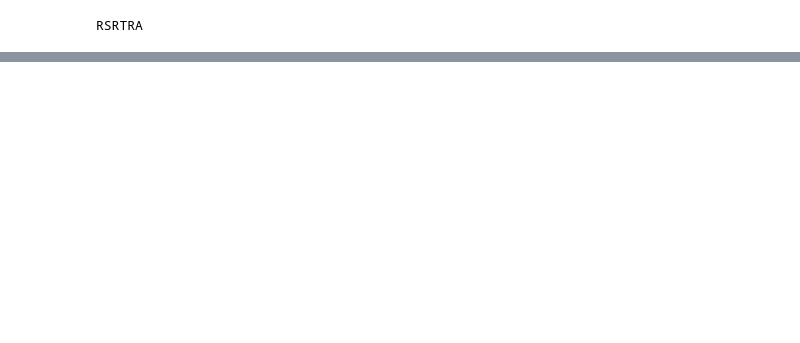
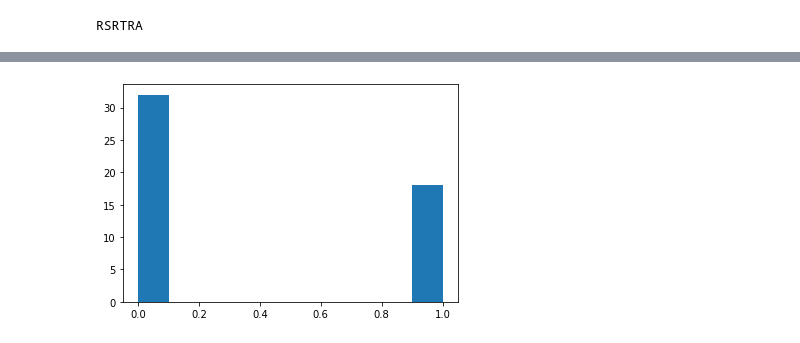
Before and after one commit to EltonCN/IA024, a Jupyter notebook: 10-ReAct/Aula_9_10_ReAct.ipynb, the cells around one changed output, grey strips where cells are left out. Drawn from its saved outputs; the diff is of its cells as text; code cells hidden in the pictures; blank space fills up the shorter version.

```diff
--- a/10-ReAct/Aula_9_10_ReAct.ipynb
+++ b/10-ReAct/Aula_9_10_ReAct.ipynb
@@ -256,6 +259,8 @@ class GroqInterface:
                 done = True
             except groq.RateLimitError as exception:
                 print("ERROR")
+                print(exception)
+
                 GroqInterface.error = exception
                 if not GroqInterface.SINGLE_THREAD:
                     if not GroqInterface.time_waiter_lock.locked():
@@ -266,6 +271,9 @@ class GroqInterface:
                         GroqInterface.inference_lock.release()
                 else:
                     time.sleep(2)
+            except KeyboardInterrupt as e:
+                raise e
+
             except Exception as e:
                 retry_count += 1
                 if retry_count >= self._n_retry:
@@ -613,8 +615,9 @@ class QuestionAnswerer:
         self._answer_tool = answer_tool
 
 
-    def __call__(self, question:str, max_steps:int = 5, verbose=False) -> Tuple[str, str]:
+    def __call__(self, question:str, max_steps:int = 5, verbose=False) -> Tuple[str, str, str]:
         context = f"Question: {question}"
+        tool_sequence = ""
 
         step = 0
 
@@ -627,6 +630,7 @@ class QuestionAnswerer:
             else:
                 if verbose:
                     print("R", end="")
+                tool_sequence += "R"
 
                 rounting_result = self._routing_tool(context=context)
                 next_tool = rounting_result["tool_name"].lower()
@@ -637,6 +641,7 @@ class QuestionAnswerer:
 
             if verbose:
                 print(next_tool[0].upper(), end="")
+            tool_sequence += next_tool[0].upper()
 
             try:
 
@@ -650,9 +655,14 @@ class QuestionAnswerer:
                     answer_result = self._answer_tool(query=query, context=context)
 
                     print("")
-                    return answer_result["answer"], context
+                    return answer_result["answer"], context, tool_sequence
+
+            except KeyboardInterrupt as e:
+                raise e
+
             except:
                 print("F", end="")
+                tool_sequence += "F"
                 context += "The tool failed. I can try using it again, or try using another tool."
 
 
@@ -660,7 +670,7 @@ class QuestionAnswerer:
 # %%
 question_answerer = QuestionAnswerer(search_tool)
 # %%
-answer, context = question_answerer(test_question, verbose=True)
+answer, context, tool_sequence = question_answerer(test_question, verbose=True)
 # %% [output]
 RSRTRA
 # %%
@@ -693,0 +775,17 @@ True
+# %%
+accuracy = 0.0
+f1_scores = np.empty(n_question)
+exact_scores = np.empty(n_question)
+tool_sequences = []
+
+for i in range(n_question):
+    accuracy += all_results[i]["is_correct"]
+    f1_scores[i] = all_results[i]["f1_score"]
+    exact_scores[i] = all_results[i]["exact_score"]
+    tool_sequences.append(all_results[i]["tool_sequence"])
+
+accuracy /= n_question
+
+print("Accuracy:", accuracy)
+print("F1 score:", f1_scores.mean(), "±", f1_scores.std())
+print("Exact score:", exact_scores.mean(), "±", exact_scores.std())
@@ -693,0 +801,5 @@ True
+# %%
+plt.hist(exact_scores)
+plt.show()
+# %% [output]
+[figure, added]
```
Also changed, not shown: parts of 24 cells of this notebook, 2 other files.
